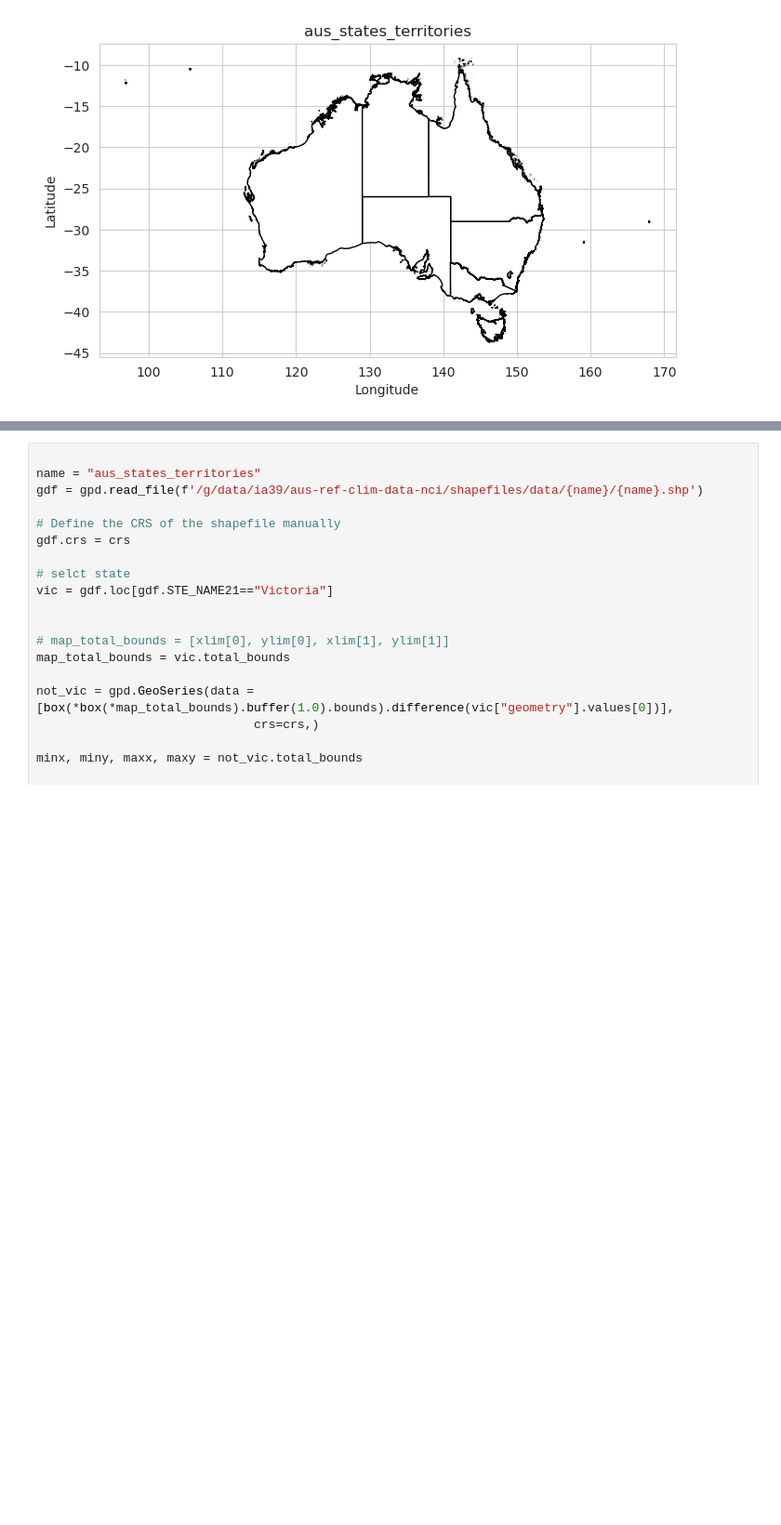
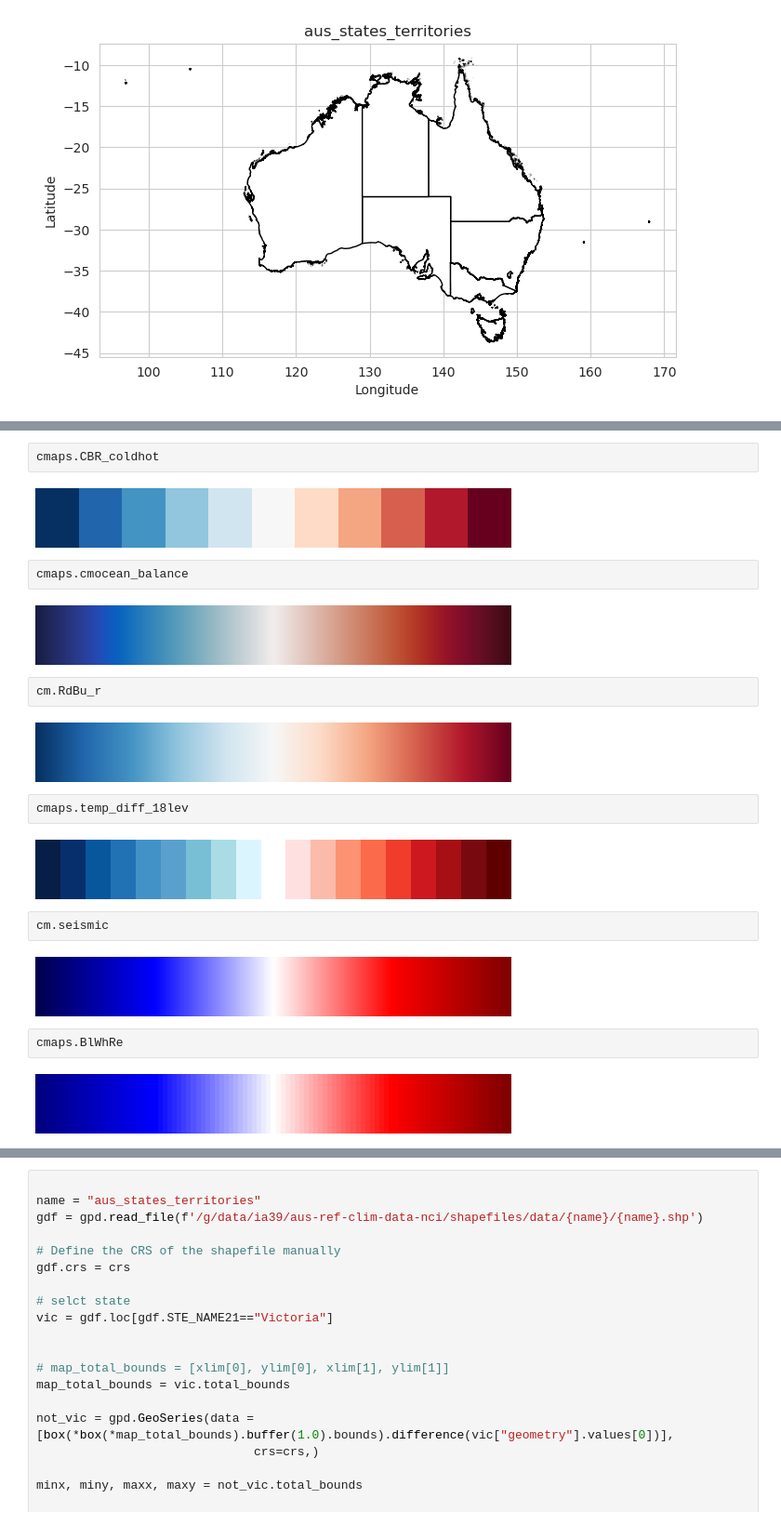
Before and after one commit to AusClimateService/plotting_maps, a Jupyter notebook: aus_map_shape.ipynb, the cells around one changed output, grey strips where cells are left out. Shown at 93% size. Drawn from its saved outputs; the diff is of its cells as text; blank space fills up the shorter version.

```diff
--- a/aus_map_shape.ipynb
+++ b/aus_map_shape.ipynb
@@ -352,0 +351,24 @@ plot_aus_shapefiles(name = name,
+# %%
+cmaps.CBR_coldhot
+# %% [output]
+[figure, added]
+# %%
+cmaps.cmocean_balance
+# %% [output]
+[figure, added]
+# %%
+cm.RdBu_r
+# %% [output]
+[figure, added]
+# %%
+cmaps.temp_diff_18lev
+# %% [output]
+[figure, added]
+# %%
+cm.seismic
+# %% [output]
+[figure, added]
+# %%
+cmaps.BlWhRe
+# %% [output]
+[figure, added]
```
Also changed, not shown: parts of 46 cells of this notebook, 6 other files.
